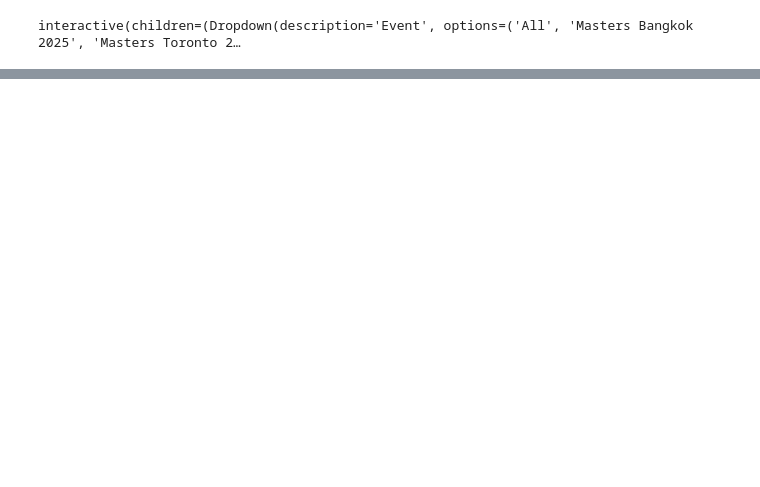
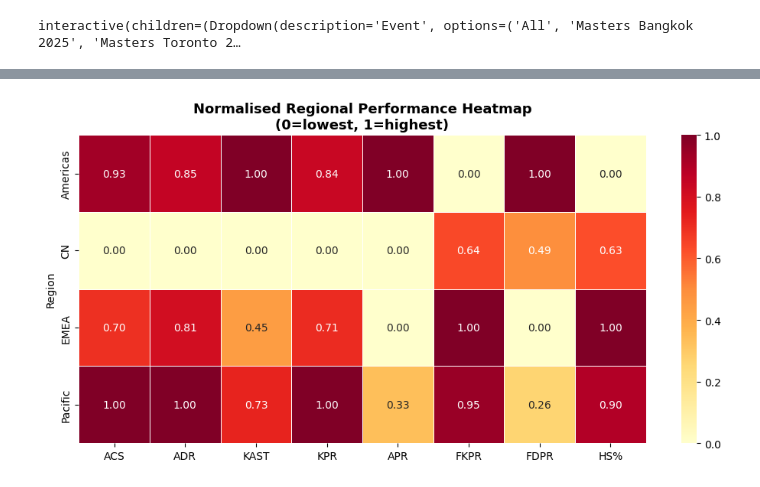
Before and after one commit to kota1738/VCT-Project, a Jupyter notebook: VCT_Interactive_Explorer.ipynb, the cells around one changed output, grey strips where cells are left out. Drawn from its saved outputs; the diff is of its cells as text; code cells hidden in the pictures; blank space fills up the shorter version.

```diff
--- a/VCT_Interactive_Explorer.ipynb
+++ b/VCT_Interactive_Explorer.ipynb
@@ -349,0 +441,18 @@ interactive(children=(Dropdown(description='Event', options=('All', 'Masters Ban
+# %%
+from sklearn.preprocessing import MinMaxScaler
+
+fig, ax = plt.subplots(figsize=(10, 5))
+heatmap_data = combined_df.groupby('Region')[['ACS', 'ADR', 'KAST', 'KPR', 'APR', 'FKPR', 'FDPR', 'HS%']].mean()
+scaler = MinMaxScaler()
+heatmap_normalised = pd.DataFrame(scaler.fit_transform(heatmap_data),
+                                   index=heatmap_data.index,
+                                   columns=heatmap_data.columns)
+sns.heatmap(heatmap_normalised, annot=True, fmt='.2f', cmap='YlOrRd',
+            linewidths=0.5, ax=ax)
+ax.set_title('Normalised Regional Performance Heatmap\n(0=lowest, 1=highest)',
+             fontsize=13, fontweight='bold')
+plt.tight_layout()
+plt.savefig('regional_heatmap.png', dpi=150)
+plt.show()
+# %% [output]
+[figure, added]
```
Also changed, not shown: parts of 32 cells of this notebook, 2 other files.
